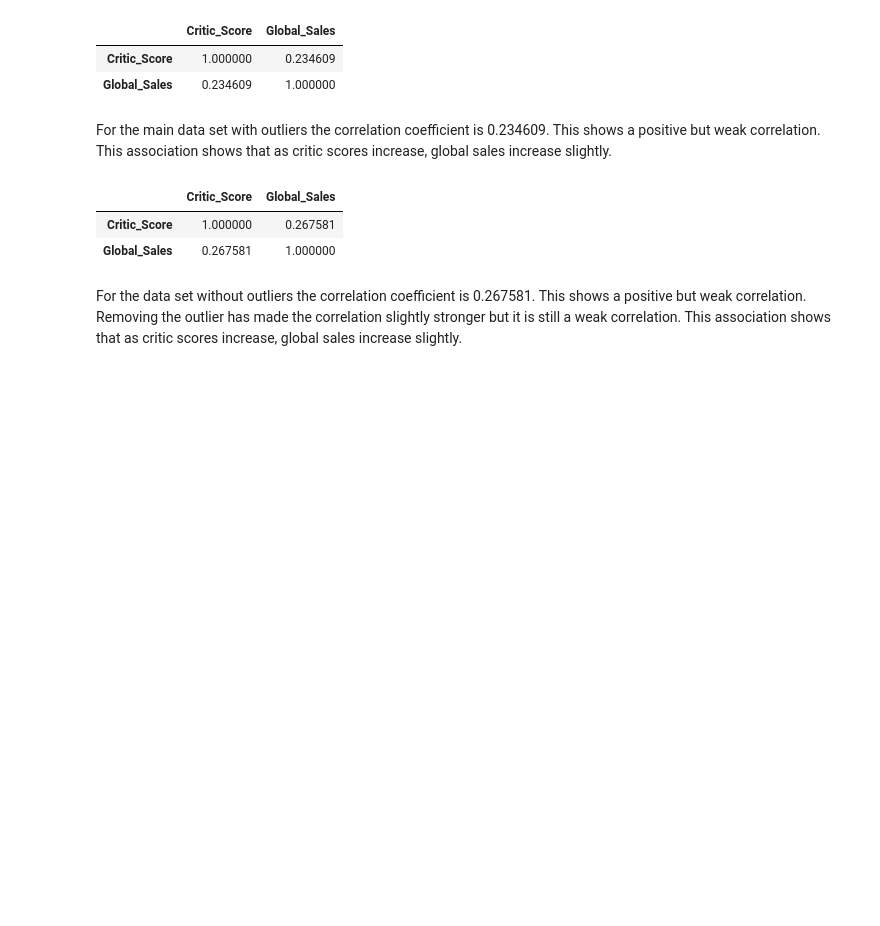
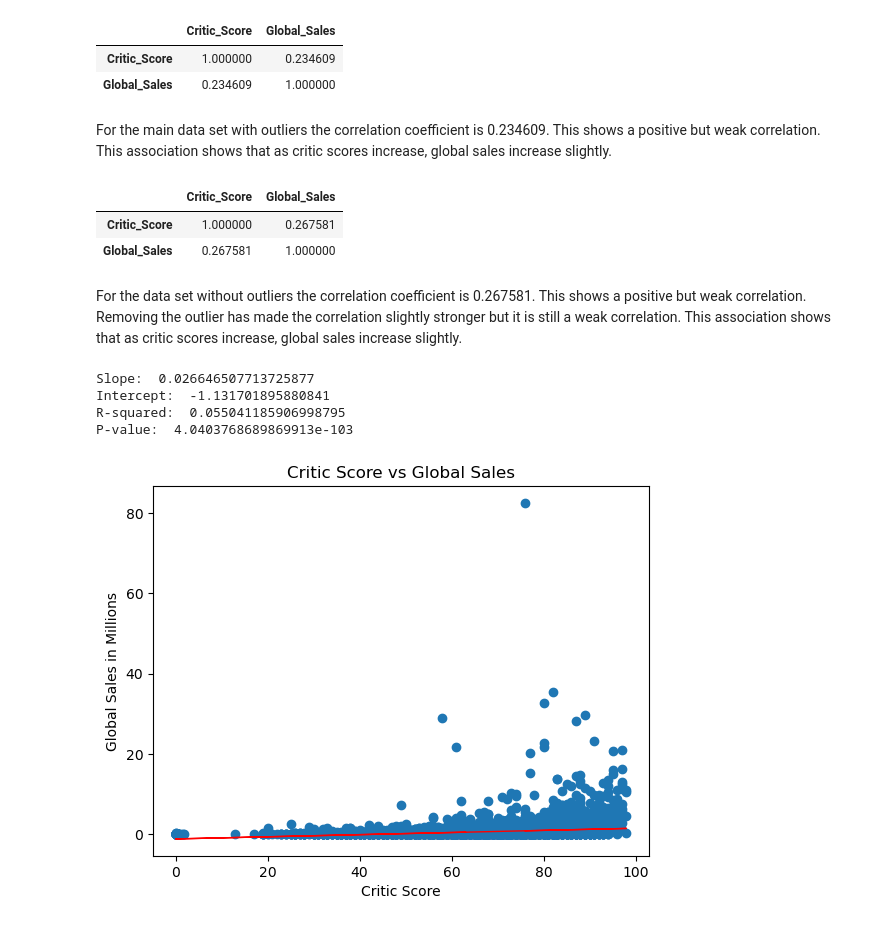
Before and after one commit to Tracie-J/video_game_sale_analysis, a Jupyter notebook: video_game_analysis.ipynb, the cells around one changed output. Saved outputs shown, nothing was run; the diff lists cells and outputs as text; code cells hidden in the pictures; blank space fills up the shorter version.

```diff
--- a/video_game_analysis.ipynb
+++ b/video_game_analysis.ipynb
@@ -222,3 +227,47 @@ df_no_outlier[['Critic_Score', 'Global_Sales']].corr()
 | Global_Sales | 0.267581 | 1.000000 |
 # %% [markdown]
 For the data set without outliers the correlation coefficient is 0.267581. This shows a positive but weak correlation. Removing the outlier has made the correlation slightly stronger but it is still a weak correlation. This association shows that as critic scores increase, global sales increase slightly.
+# %%
+# linear regression for original data set
+slope, intercept, r_value, p_value, std_err = linregress(
+    df['Critic_Score'],
+    df['Global_Sales']
+)
+
+print('Slope: ', slope)
+print('Intercept: ', intercept),
+print('R-squared: ', r_value**2),
+print('P-value: ', p_value)
+# %% [output]
+Slope:  0.026646507713725877
+Intercept:  -1.131701895880841
+R-squared:  0.055041185906998795
+P-value:  4.0403768689869913e-103
+# %%
+# plot the regression
+
+# create regression visualization function
+def create_reg_viz(title, xlabel, ylabel, col1, col2, data):
+    plt.scatter(data[col1], data[col2])
+
+    x = data[col1]
+    y = slope * x + intercept
+
+    plt.plot(x,y, color= 'red', linewidth=1)
+
+    plt.title(title)
+    plt.xlabel(xlabel)
+    plt.ylabel(ylabel)
+    plt.show()
+
+# call function
+create_reg_viz(
+    "Critic Score vs Global Sales",
+    "Critic Score",
+    "Global Sales in Millions",
+    "Critic_Score",
+    "Global_Sales",
+    df
+)
+# %% [output]
+[figure, added]
```
Also changed, not shown: parts of 6 cells of this notebook.
